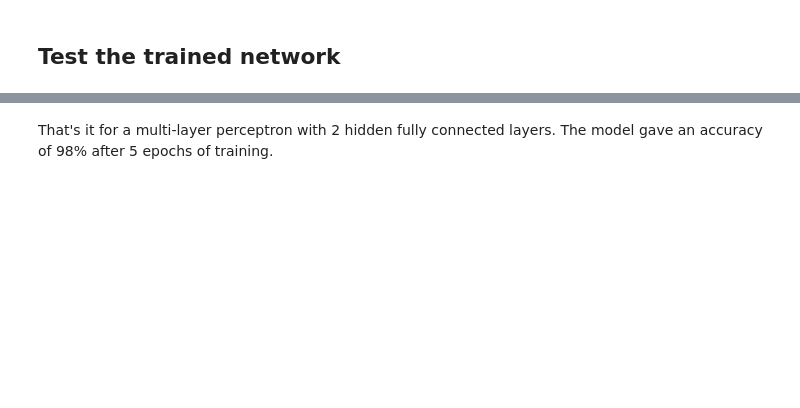
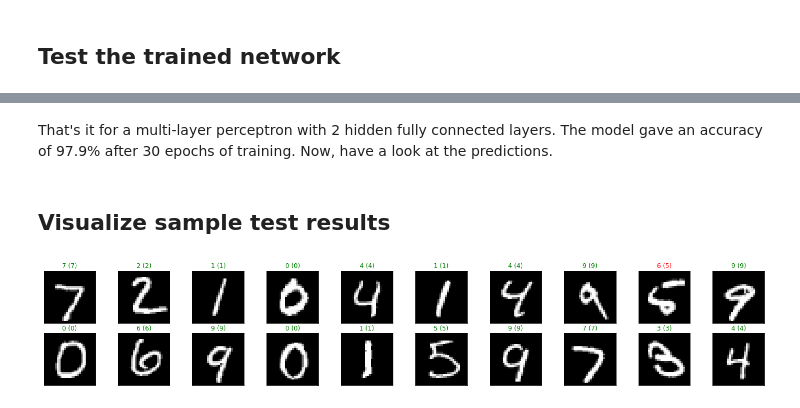
Before and after one commit to phongvis/nano-cnn, a Jupyter notebook: practice/mnist_mlp.ipynb, the cells around one changed output, grey strips where cells are left out. Drawn from its saved outputs; the diff is of its cells as text; code cells hidden in the pictures; blank space fills up the shorter version.

```diff
--- a/practice/mnist_mlp.ipynb
+++ b/practice/mnist_mlp.ipynb
@@ -158,5 +158,5 @@ def train_model(model, train_loader, valid_loader, criterion, optimizer, n_epoch
             valid_loss_min = valid_loss
             torch.save(model.state_dict(), 'model.pt')
 # %%
-train_model(model, train_loader, valid_loader, criterion, optimizer, n_epochs=5)
+train_model(model, train_loader, valid_loader, criterion, optimizer, n_epochs=30)
 # %% [output]
@@ -202,2 +209,13 @@ Accuracy: 0.98
 # %% [markdown]
-That's it for a multi-layer perceptron with 2 hidden fully connected layers. The model gave an accuracy of 98% after 5 epochs of training.
+That's it for a multi-layer perceptron with 2 hidden fully connected layers. The model gave an accuracy of 97.9% after 30 epochs of training. Now, have a look at the predictions.
+# %% [markdown]
+## Visualize sample test results
+# %%
+images, labels = iter(test_loader).next()
+output = model(images)
+_, preds = torch.max(output, 1)
+images = images.numpy().squeeze()
+labels = labels.numpy()
+visualize_batch(images, labels, preds)
+# %% [output]
+[figure, added]
```
Also changed, not shown: parts of 7 cells of this notebook, 2 other files.
